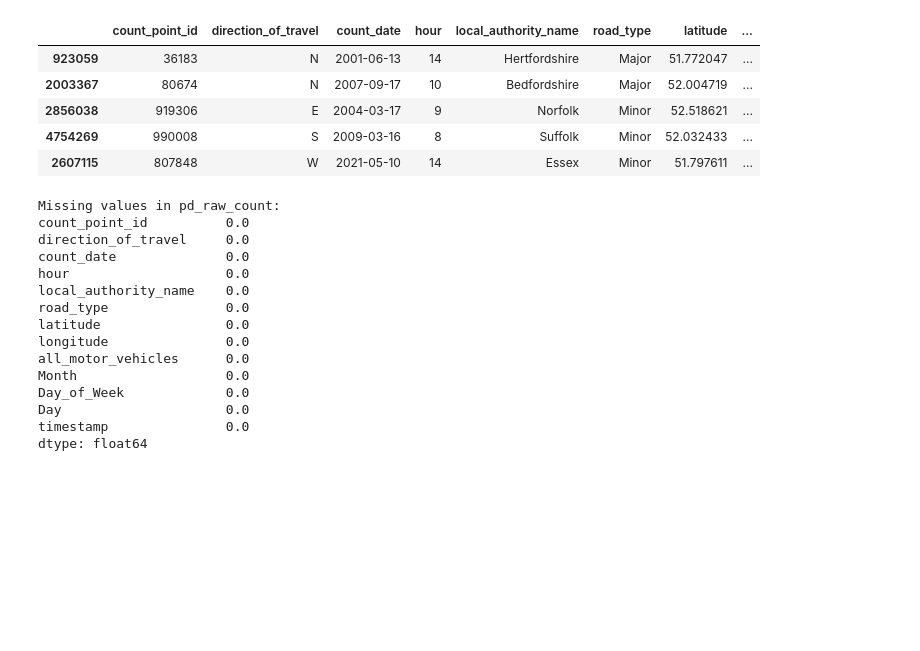
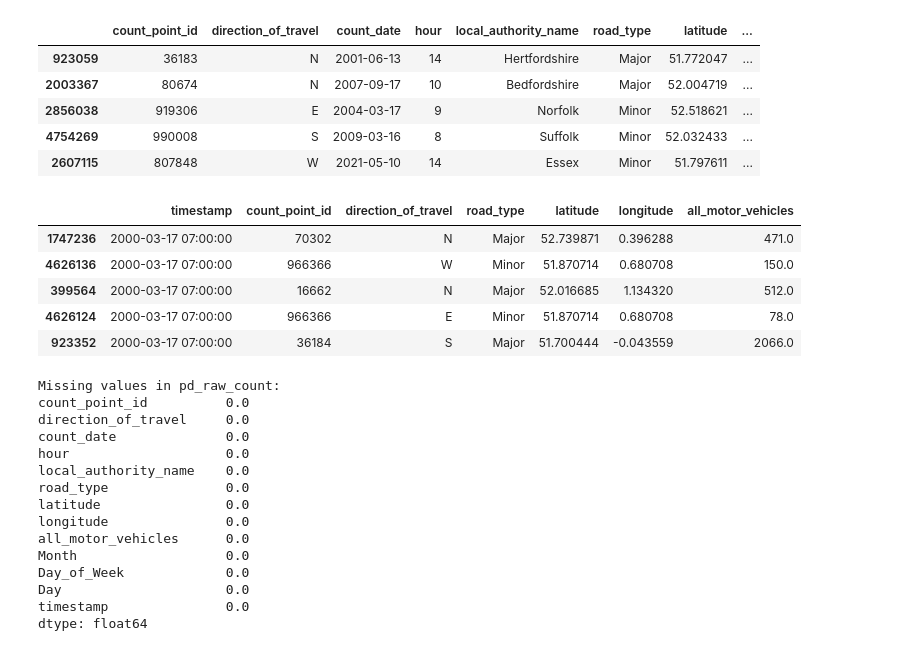
Before and after one commit to Emillia-rosette/traffic-volume-analysis, a Jupyter notebook: notebooks/01-data-loading-cleaning.ipynb, the cells around one changed output. Cells and saved outputs as stored; diff of their text form; code cells hidden in the pictures; blank space fills up the shorter version.

```diff
--- a/notebooks/01-data-loading-cleaning.ipynb
+++ b/notebooks/01-data-loading-cleaning.ipynb
@@ -238,6 +238,15 @@ east_england_data.sample(5)
 | 2856038 | 919306 | E | 2004-03-17 | 9 | Norfolk | Minor | 52.518621 | ... |
 | 4754269 | 990008 | S | 2009-03-16 | 8 | Suffolk | Minor | 52.032433 | ... |
 | 2607115 | 807848 | W | 2021-05-10 | 14 | Essex | Minor | 51.797611 | ... |
+# %%
+east_england_data[['timestamp','count_point_id','direction_of_travel','road_type', 'latitude', 'longitude', 'all_motor_vehicles']].sort_values(by=['timestamp']).head()
+# %% [output]
+|  | timestamp | count_point_id | direction_of_travel | road_type | latitude | longitude | all_motor_vehicles |
+| 1747236 | 2000-03-17 07:00:00 | 70302 | N | Major | 52.739871 | 0.396288 | 471.0 |
+| 4626136 | 2000-03-17 07:00:00 | 966366 | W | Minor | 51.870714 | 0.680708 | 150.0 |
+| 399564 | 2000-03-17 07:00:00 | 16662 | N | Major | 52.016685 | 1.134320 | 512.0 |
+| 4626124 | 2000-03-17 07:00:00 | 966366 | E | Minor | 51.870714 | 0.680708 | 78.0 |
+| 923352 | 2000-03-17 07:00:00 | 36184 | S | Major | 51.700444 | -0.043559 | 2066.0 |
 # %%
 print("\nMissing values in pd_raw_count:")
 print((east_england_data.isna().sum() * 100 / east_england_data.shape[0]).round(2))
```
Also changed, not shown: 2 other files.
